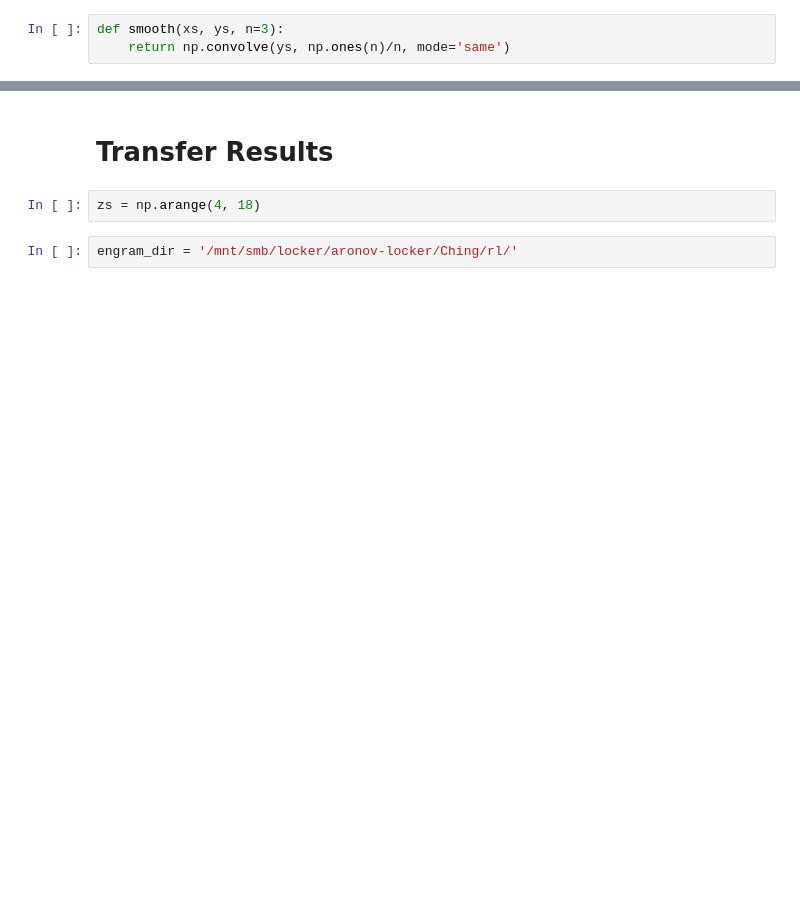
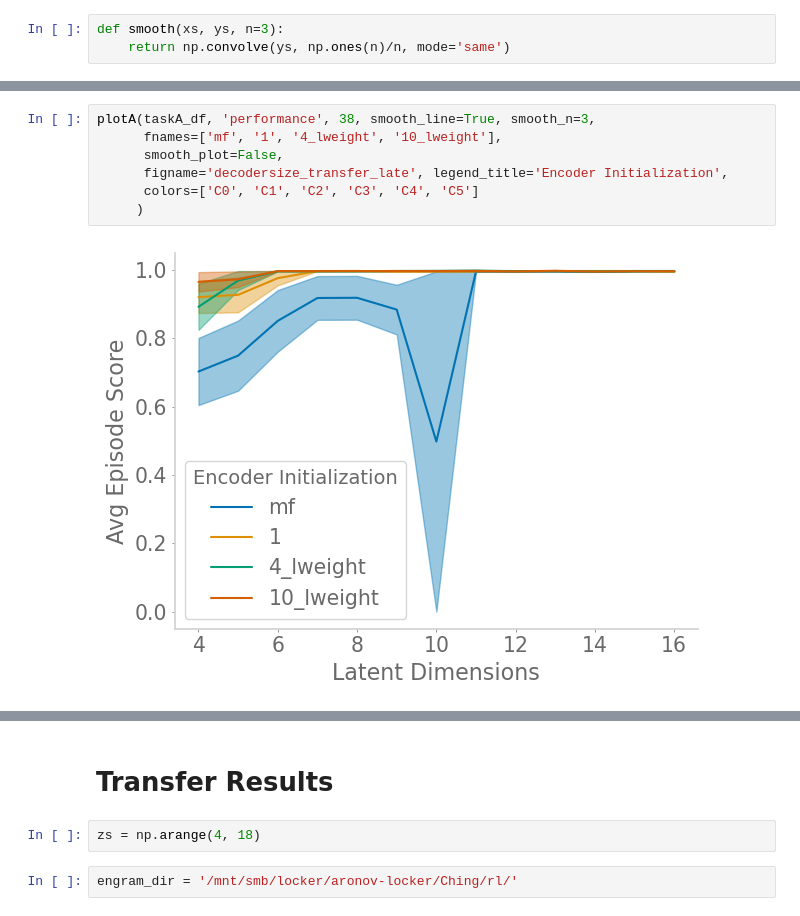
Before and after one commit to chingf/auxrl, a Jupyter notebook: notebooks/05-foraging-summary-statistics.ipynb, the cells around one changed output, grey strips where cells are left out. Saved outputs shown, nothing was run; the diff lists cells and outputs as text; blank space fills up the shorter version.

```diff
--- a/notebooks/05-foraging-summary-statistics.ipynb
+++ b/notebooks/05-foraging-summary-statistics.ipynb
@@ -78,0 +144,9 @@ def smooth(xs, ys, n=3):
+# %%
+plotA(taskA_df, 'performance', 38, smooth_line=True, smooth_n=3,
+      fnames=['mf', '1', '4_lweight', '10_lweight'],
+      smooth_plot=False,
+      figname='decodersize_transfer_late', legend_title='Encoder Initialization',
+      colors=['C0', 'C1', 'C2', 'C3', 'C4', 'C5']
+     )
+# %% [output]
+[figure, added]
```
Also changed, not shown: parts of 13 cells of this notebook, 2 other files.
